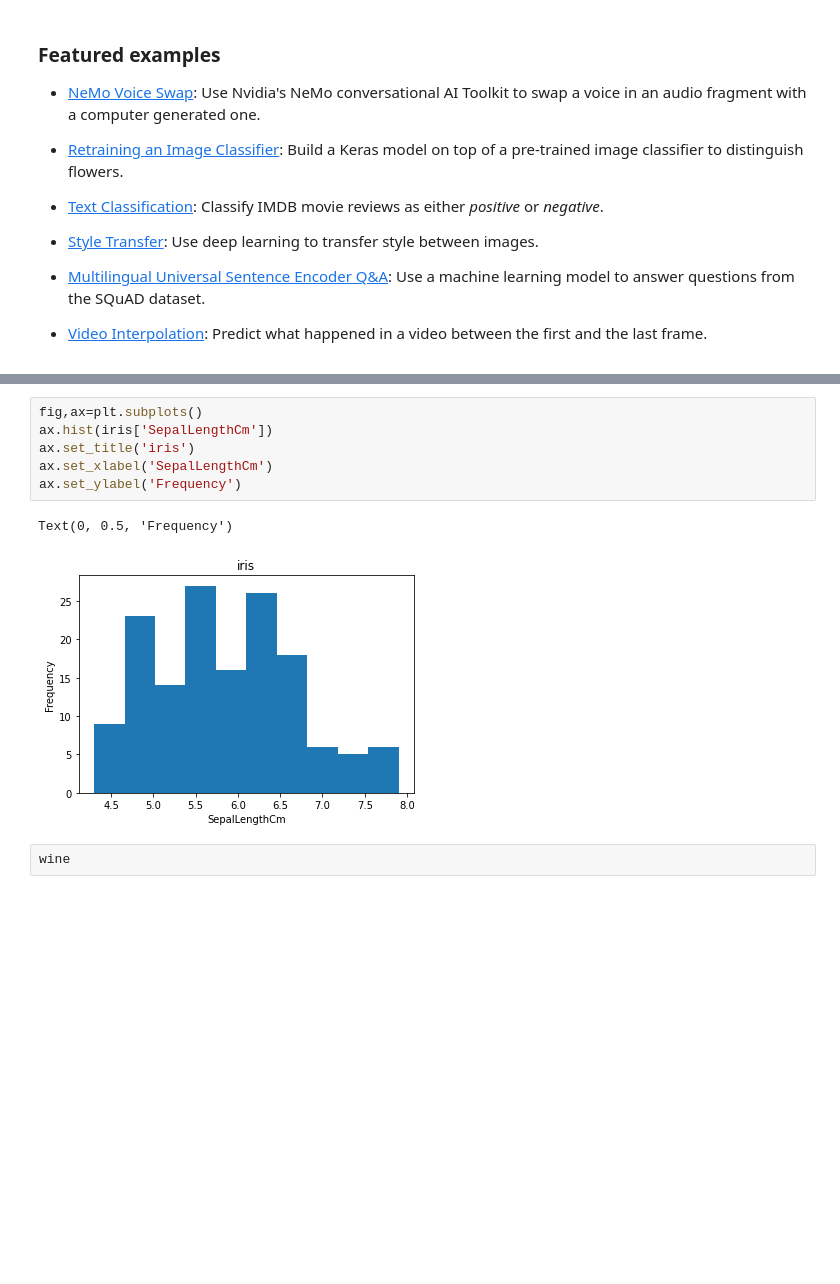
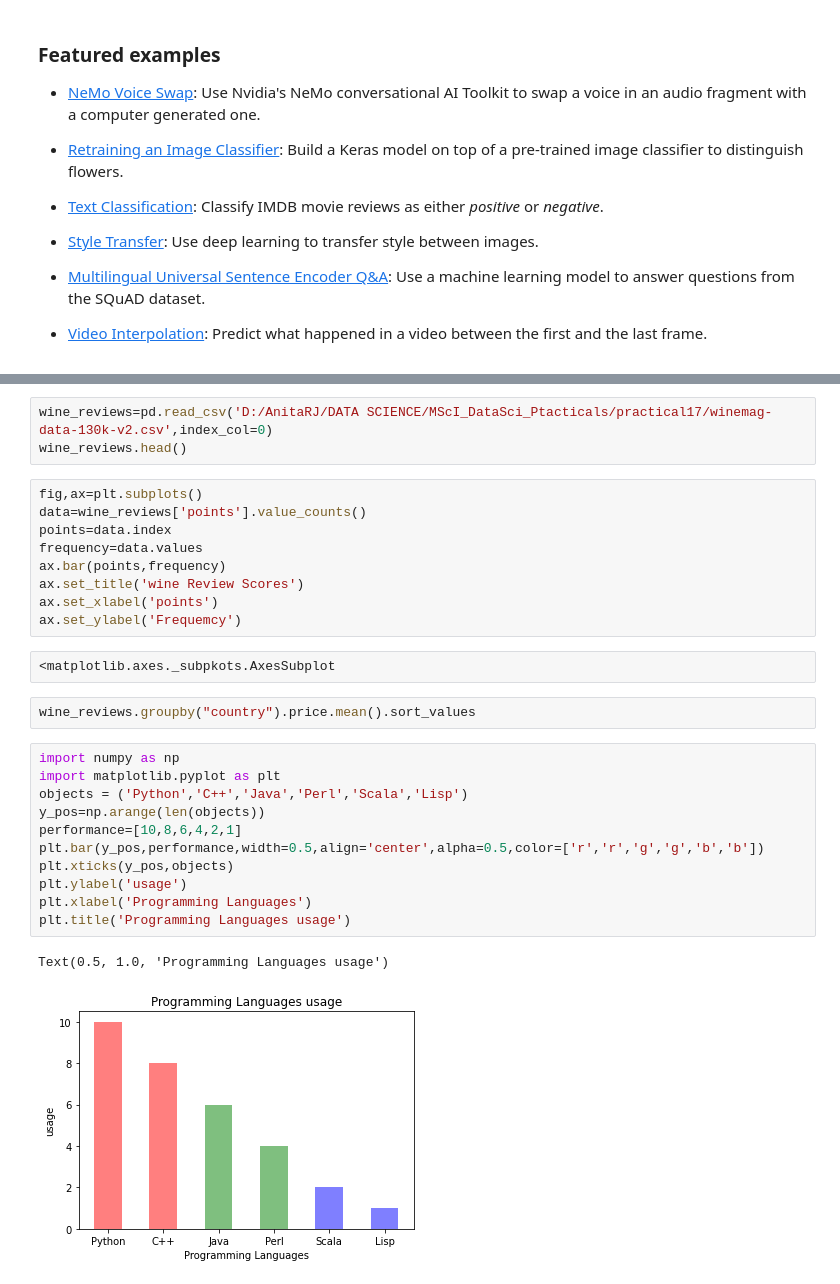
Before and after one commit to Aryamore/MSC_FDS_527, a Jupyter notebook: Welcome_To_Colaboratory.ipynb, the cells around one changed output, grey strips where cells are left out. Saved outputs shown, nothing was run; the diff lists cells and outputs as text; blank space fills up the shorter version.

```diff
--- a/Welcome_To_Colaboratory.ipynb
+++ b/Welcome_To_Colaboratory.ipynb
@@ -215,11 +153,30 @@ ax.legend()
+# %%
+wine_reviews=pd.read_csv('D:/AnitaRJ/DATA SCIENCE/MScI_DataSci_Ptacticals/practical17/winemag-data-130k-v2.csv',index_col=0)
+wine_reviews.head()
 # %%
 fig,ax=plt.subplots()
-ax.hist(iris['SepalLengthCm'])
-ax.set_title('iris')
-ax.set_xlabel('SepalLengthCm')
-ax.set_ylabel('Frequency')
+data=wine_reviews['points'].value_counts()
+points=data.index
+frequency=data.values
+ax.bar(points,frequency)
+ax.set_title('wine Review Scores')
+ax.set_xlabel('points')
+ax.set_ylabel('Frequemcy')
-# %% [output]
-Text(0, 0.5, 'Frequency')
-[figure, removed]
-# %%
-wine
+# %%
+<matplotlib.axes._subpkots.AxesSubplot
+# %%
+wine_reviews.groupby("country").price.mean().sort_values
+# %%
+import numpy as np
+import matplotlib.pyplot as plt
+objects = ('Python','C++','Java','Perl','Scala','Lisp')
+y_pos=np.arange(len(objects))
+performance=[10,8,6,4,2,1]
+plt.bar(y_pos,performance,width=0.5,align='center',alpha=0.5,color=['r','r','g','g','b','b'])
+plt.xticks(y_pos,objects)
+plt.ylabel('usage')
+plt.xlabel('Programming Languages')
+plt.title('Programming Languages usage')
+# %% [output]
+Text(0.5, 1.0, 'Programming Languages usage')
+[figure, added]
```
Also changed, not shown: parts of 9 cells of this notebook.
